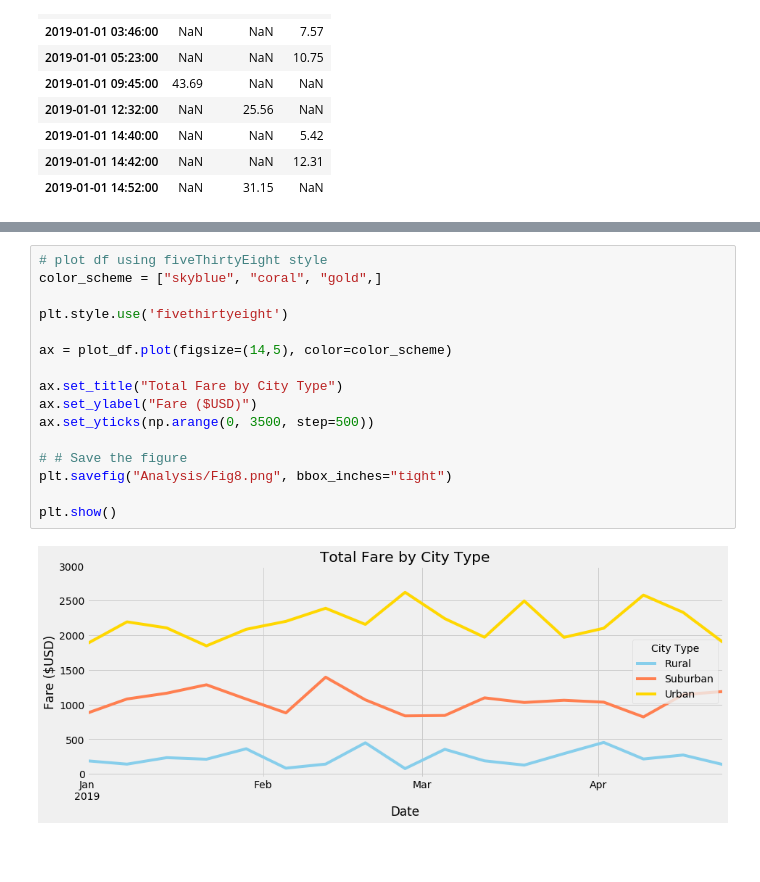
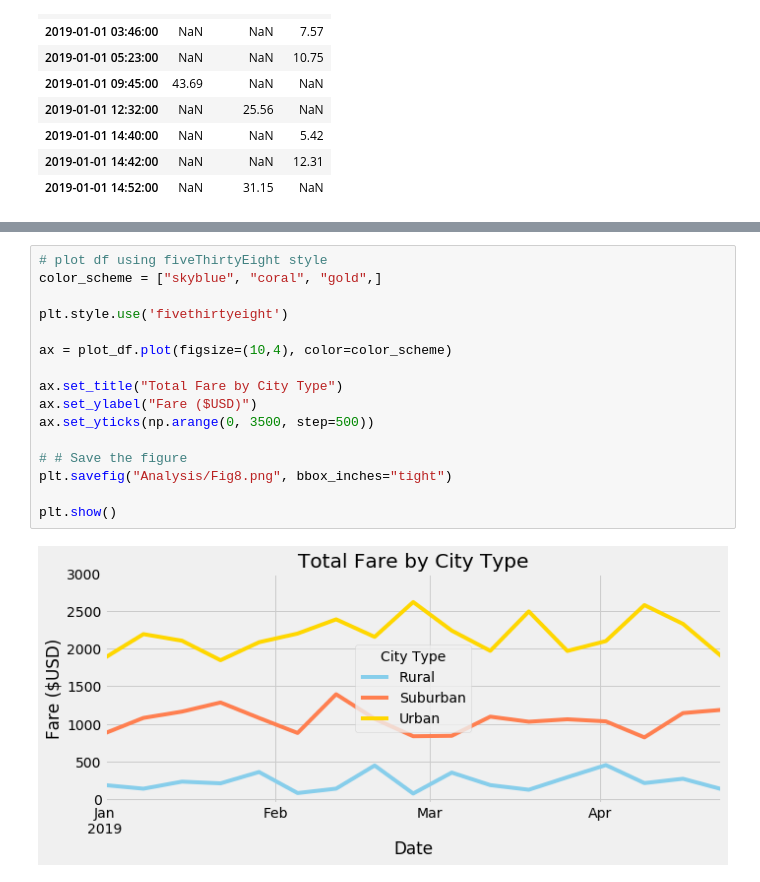
Before and after one commit to patricialan/PyBer_Analysis, a Jupyter notebook: PyBer_Challenge.ipynb, the cells around one changed output, grey strips where cells are left out. Cells and saved outputs as stored; diff of their text form; blank space fills up the shorter version.

```diff
--- a/PyBer_Challenge.ipynb
+++ b/PyBer_Challenge.ipynb
@@ -1271,18 +1235,18 @@ plot_df
 # %%
 # plot df using fiveThirtyEight style
 color_scheme = ["skyblue", "coral", "gold",]
 
 plt.style.use('fivethirtyeight')
 
-ax = plot_df.plot(figsize=(14,5), color=color_scheme)
+ax = plot_df.plot(figsize=(10,4), color=color_scheme)
 
 ax.set_title("Total Fare by City Type")
 ax.set_ylabel("Fare ($USD)")
 ax.set_yticks(np.arange(0, 3500, step=500))
 
 # # Save the figure
 plt.savefig("Analysis/Fig8.png", bbox_inches="tight")
 
 plt.show()
 # %% [output]
-[figure, old version]
+[figure, new version]
```
Also changed, not shown: parts of 5 cells of this notebook, 1 other file.
